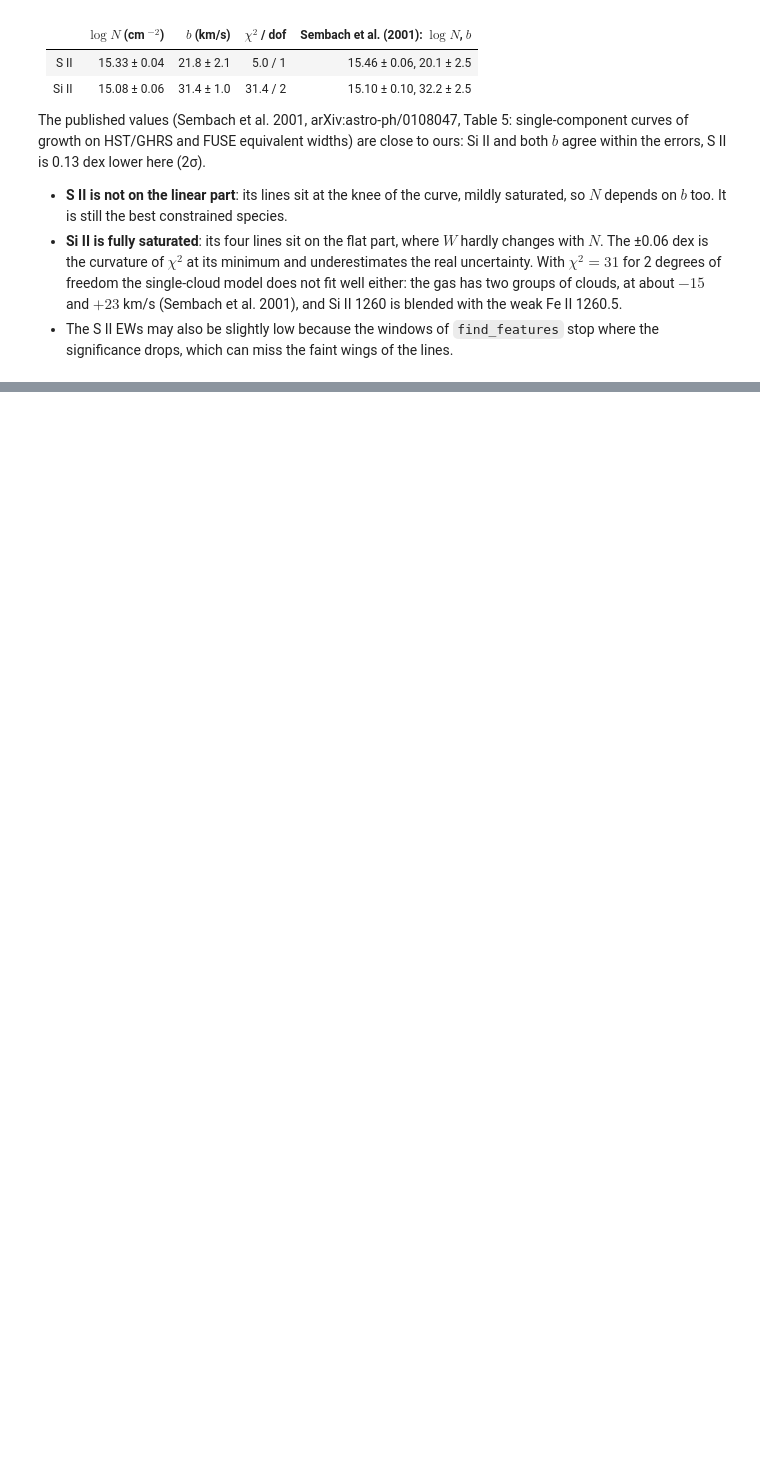
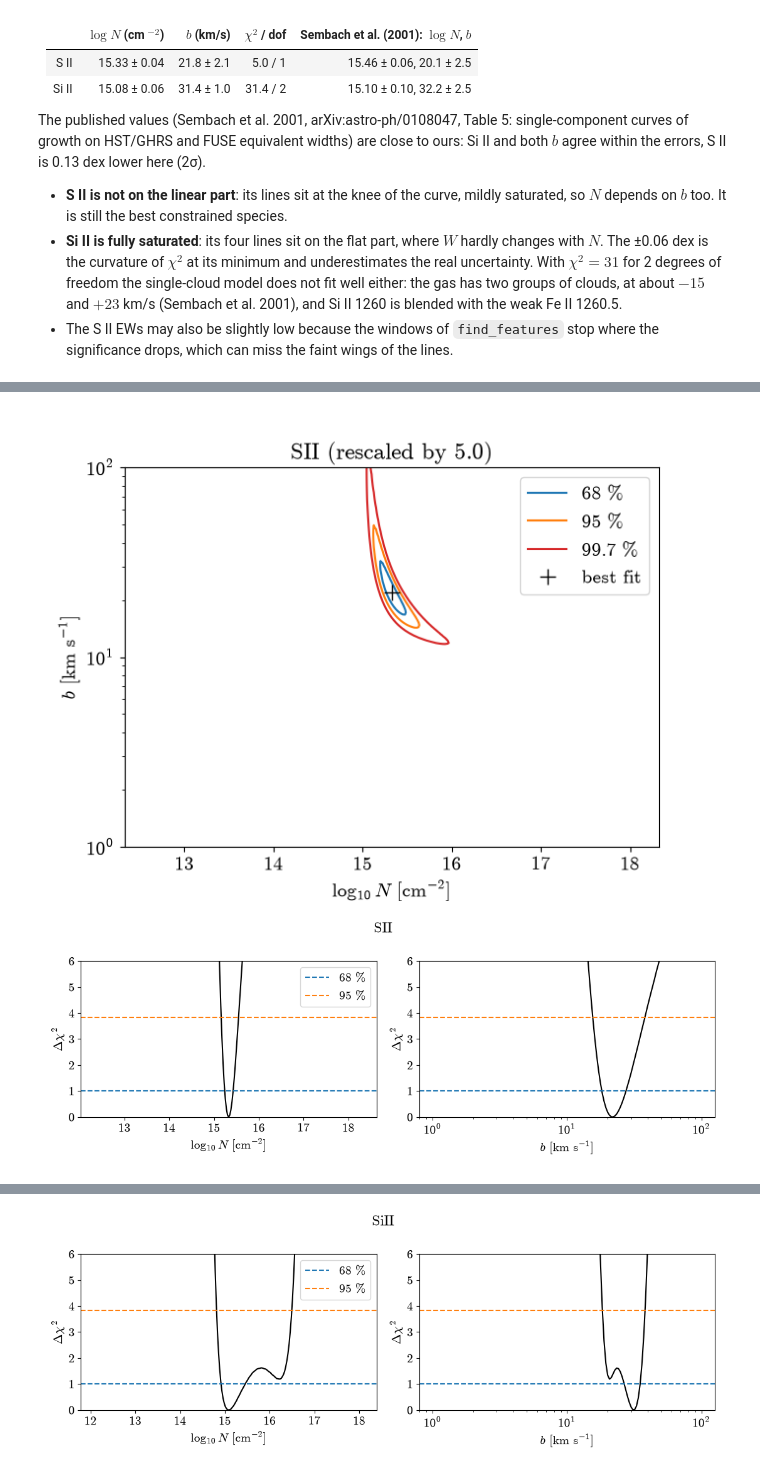
Before and after one commit to FeatAstro/RAD-2026, a Jupyter notebook: notebooks/full_quasar_tutorial.ipynb, the cells around one changed output, grey strips where cells are left out. Cells and saved outputs as stored; diff of their text form; code cells hidden in the pictures; blank space fills up the shorter version.

```diff
--- a/notebooks/full_quasar_tutorial.ipynb
+++ b/notebooks/full_quasar_tutorial.ipynb
@@ -355,0 +370,33 @@ The published values (Sembach et al. 2001, arXiv:astro-ph/0108047, Table 5: sing
+# %%
+from dataclasses import replace
+
+from spectral_diag.plots import plot_chi2_map, plot_profiles
+from spectral_diag.uncertainty import ONE_PARAMETER_95, chi2_map, profile_interval
+
+
+def interval_text(interval):
+    # "[low, high]", with ">" or "<" where the interval reaches the grid edge
+    low = f"{interval.low:.2f}"
+    high = f"{interval.high:.2f}"
+    if interval.low_at_grid_edge:
+        low = "<" + low
+    if interval.high_at_grid_edge:
+        high = ">" + high
+    return f"[{low}, {high}]"
+
+
+chi2_maps = {}
+for species in COG_SPECIES:
+    ews = measured_ews(identified, species)
+    chi2_maps[species] = chi2_map(get_lines(species), ews, cog_fits[species])
+
+for species, result in chi2_maps.items():
+    print(f"{species}: scale {result.scale:.1f}")
+    for name, map_used in (("raw", replace(result, scale=1.0)), ("rescaled", result)):
+        for parameter in ("logN", "b"):
+            interval = profile_interval(map_used, parameter)
+            wide = profile_interval(map_used, parameter, ONE_PARAMETER_95)
+            print(
+                f"  {name:9s} {parameter:4s} 68 % {interval_text(interval):16s} "
+                f"95 % {interval_text(wide)}"
+            )
@@ -355,0 +414,9 @@ The published values (Sembach et al. 2001, arXiv:astro-ph/0108047, Table 5: sing
+# %%
+for species, result in chi2_maps.items():
+    fig, ax = plot_chi2_map(result, f"{species} (rescaled by {result.scale:.1f})")
+    plt.show()
+    fig, axes = plot_profiles(result, species)
+    plt.show()
+# %% [output]
+[figure, added]
+[figure, added]
@@ -355,0 +424 @@ The published values (Sembach et al. 2001, arXiv:astro-ph/0108047, Table 5: sing
+[figure, added]
```
Also changed, not shown: parts of 7 cells of this notebook, 7 other files.
